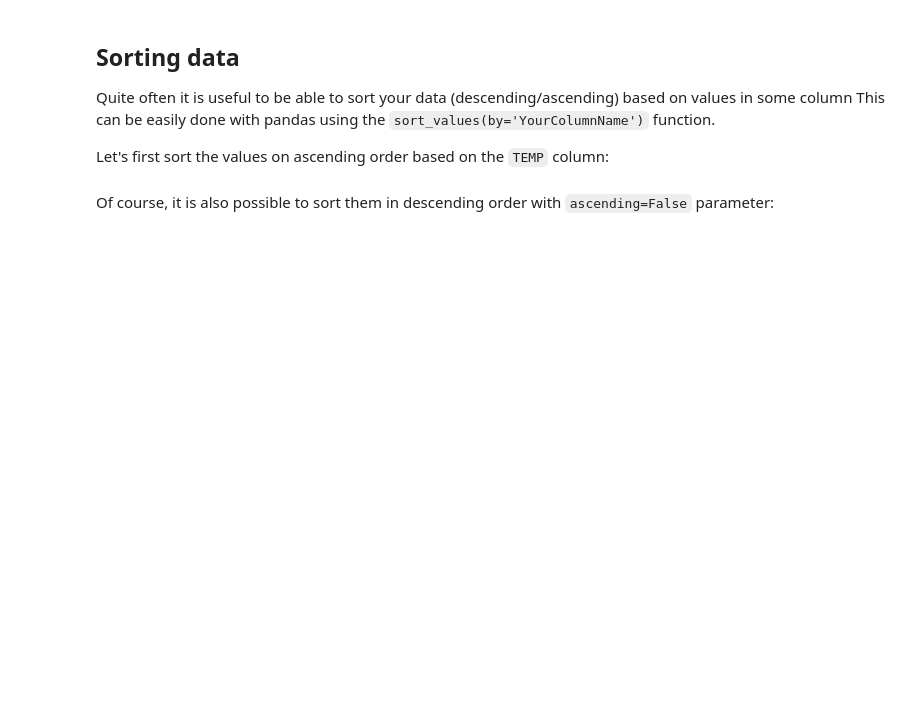
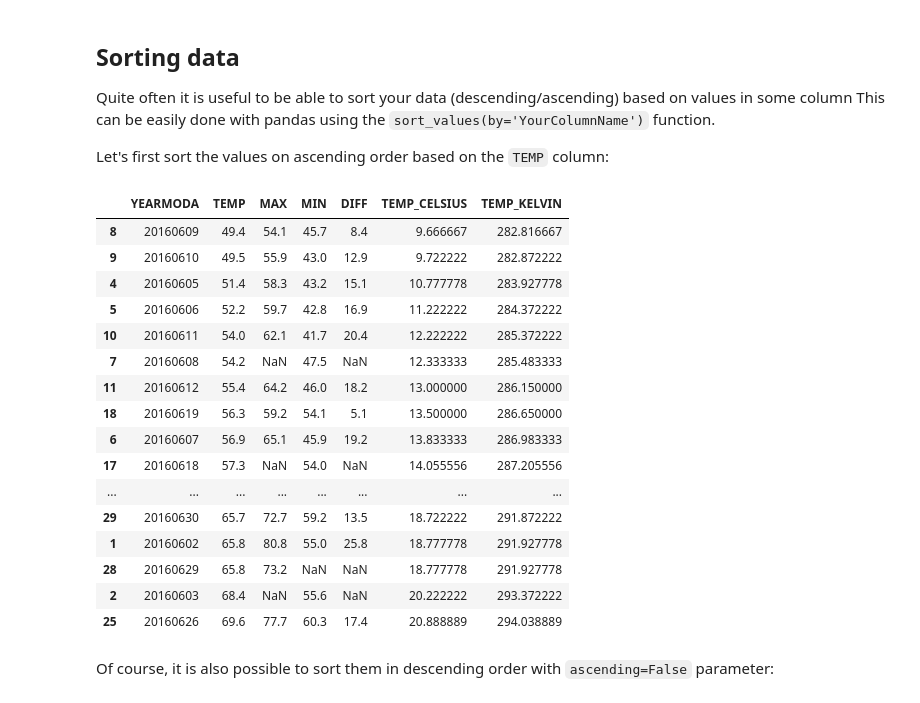
Before and after one commit to jeromemaiquez/geopython_notebooks, a Jupyter notebook: L5/processing-data-with-pandas.ipynb, the cells around one changed output. Saved outputs shown, nothing was run; the diff lists cells and outputs as text; code cells hidden in the pictures; blank space fills up the shorter version.

```diff
--- a/L5/processing-data-with-pandas.ipynb
+++ b/L5/processing-data-with-pandas.ipynb
@@ -461,6 +544,25 @@ This can be easily done with pandas using the `sort_values(by='YourColumnName')`
 Let's first sort the values on ascending order based on the `TEMP` column:
 # %%
 # Sort DataFrame by temperature, ascending
+data.sort_values(by='TEMP')
+# %% [output]
+|  | YEARMODA | TEMP | MAX | MIN | DIFF | TEMP_CELSIUS | TEMP_KELVIN |
+| 8 | 20160609 | 49.4 | 54.1 | 45.7 | 8.4 | 9.666667 | 282.816667 |
+| 9 | 20160610 | 49.5 | 55.9 | 43.0 | 12.9 | 9.722222 | 282.872222 |
+| 4 | 20160605 | 51.4 | 58.3 | 43.2 | 15.1 | 10.777778 | 283.927778 |
+| 5 | 20160606 | 52.2 | 59.7 | 42.8 | 16.9 | 11.222222 | 284.372222 |
+| 10 | 20160611 | 54.0 | 62.1 | 41.7 | 20.4 | 12.222222 | 285.372222 |
+| 7 | 20160608 | 54.2 | NaN | 47.5 | NaN | 12.333333 | 285.483333 |
+| 11 | 20160612 | 55.4 | 64.2 | 46.0 | 18.2 | 13.000000 | 286.150000 |
+| 18 | 20160619 | 56.3 | 59.2 | 54.1 | 5.1 | 13.500000 | 286.650000 |
+| 6 | 20160607 | 56.9 | 65.1 | 45.9 | 19.2 | 13.833333 | 286.983333 |
+| 17 | 20160618 | 57.3 | NaN | 54.0 | NaN | 14.055556 | 287.205556 |
+| ... | ... | ... | ... | ... | ... | ... | ... |
+| 29 | 20160630 | 65.7 | 72.7 | 59.2 | 13.5 | 18.722222 | 291.872222 |
+| 1 | 20160602 | 65.8 | 80.8 | 55.0 | 25.8 | 18.777778 | 291.927778 |
+| 28 | 20160629 | 65.8 | 73.2 | NaN | NaN | 18.777778 | 291.927778 |
+| 2 | 20160603 | 68.4 | NaN | 55.6 | NaN | 20.222222 | 293.372222 |
+| 25 | 20160626 | 69.6 | 77.7 | 60.3 | 17.4 | 20.888889 | 294.038889 |
 # %% [markdown]
 Of course, it is also possible to sort them in descending order with ``ascending=False`` parameter:
 # %%
```
Also changed, not shown: parts of 11 cells of this notebook, 2 other files.
